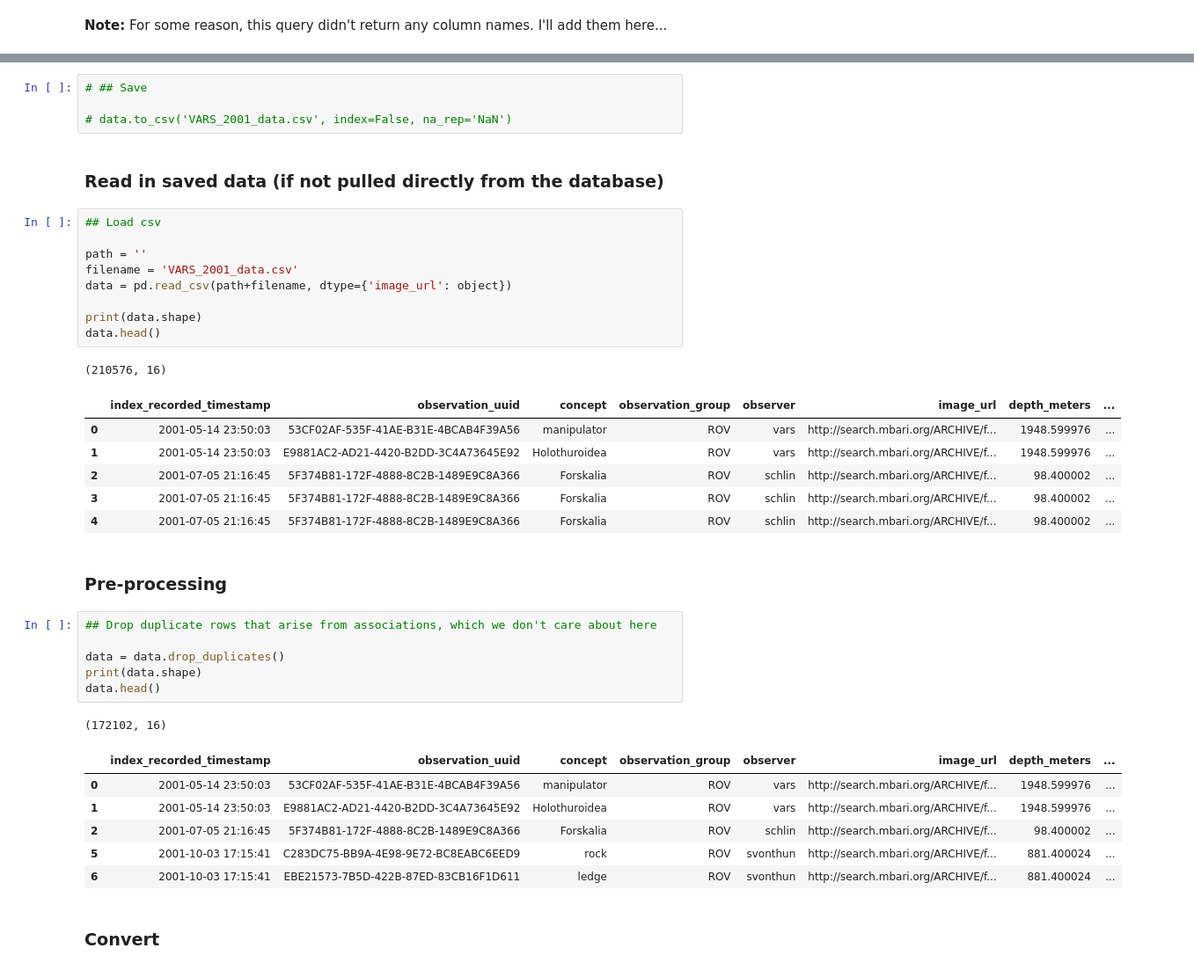
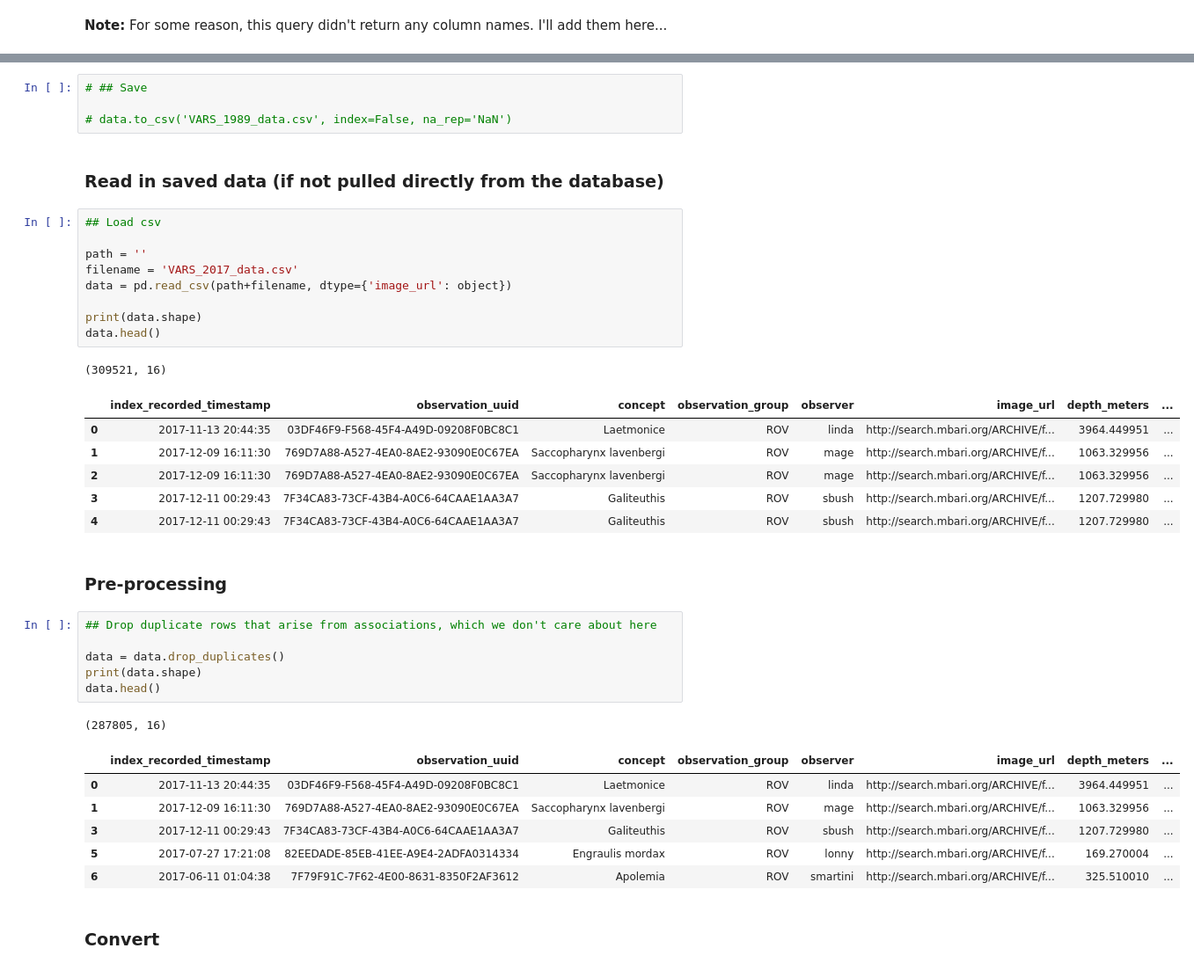
Before and after one commit to CeNCOOS/VARS, a Jupyter notebook: VARS_2001_conversion.ipynb, the cells around one changed output, grey strips where cells are left out. Shown: that part at 88% size. Saved outputs shown, nothing was run; the diff lists cells and outputs as text.

```diff
--- a/VARS_2001_conversion.ipynb
+++ b/VARS_2001_conversion.ipynb
@@ -178,26 +195,26 @@ https://stackoverflow.com/questions/42002931/regex-extract-string-between-single
 # %%
 # ## Save
 
-# data.to_csv('VARS_2001_data.csv', index=False, na_rep='NaN')
+# data.to_csv('VARS_1989_data.csv', index=False, na_rep='NaN')
 # %% [markdown]
 ### Read in saved data (if not pulled directly from the database)
 # %%
 ## Load csv
 
 path = ''
-filename = 'VARS_2001_data.csv'
+filename = 'VARS_2017_data.csv'
 data = pd.read_csv(path+filename, dtype={'image_url': object})
 
 print(data.shape)
 data.head()
 # %% [output]
-(210576, 16)
+(309521, 16)
 |  | index_recorded_timestamp | observation_uuid | concept | observation_group | observer | image_url | depth_meters | ... |
-| 0 | 2001-05-14 23:50:03 | 53CF02AF-535F-41AE-B31E-4BCAB4F39A56 | manipulator | ROV | vars | http://search.mbari.org/ARCHIVE/f... | 1948.599976 | ... |
-| 1 | 2001-05-14 23:50:03 | E9881AC2-AD21-4420-B2DD-3C4A73645E92 | Holothuroidea | ROV | vars | http://search.mbari.org/ARCHIVE/f... | 1948.599976 | ... |
-| 2 | 2001-07-05 21:16:45 | 5F374B81-172F-4888-8C2B-1489E9C8A366 | Forskalia | ROV | schlin | http://search.mbari.org/ARCHIVE/f... | 98.400002 | ... |
-| 3 | 2001-07-05 21:16:45 | 5F374B81-172F-4888-8C2B-1489E9C8A366 | Forskalia | ROV | schlin | http://search.mbari.org/ARCHIVE/f... | 98.400002 | ... |
-| 4 | 2001-07-05 21:16:45 | 5F374B81-172F-4888-8C2B-1489E9C8A366 | Forskalia | ROV | schlin | http://search.mbari.org/ARCHIVE/f... | 98.400002 | ... |
+| 0 | 2017-11-13 20:44:35 | 03DF46F9-F568-45F4-A49D-09208F0BC8C1 | Laetmonice | ROV | linda | http://search.mbari.org/ARCHIVE/f... | 3964.449951 | ... |
+| 1 | 2017-12-09 16:11:30 | 769D7A88-A527-4EA0-8AE2-93090E0C67EA | Saccopharynx lavenbergi | ROV | mage | http://search.mbari.org/ARCHIVE/f... | 1063.329956 | ... |
+| 2 | 2017-12-09 16:11:30 | 769D7A88-A527-4EA0-8AE2-93090E0C67EA | Saccopharynx lavenbergi | ROV | mage | http://search.mbari.org/ARCHIVE/f... | 1063.329956 | ... |
+| 3 | 2017-12-11 00:29:43 | 7F34CA83-73CF-43B4-A0C6-64CAAE1AA3A7 | Galiteuthis | ROV | sbush | http://search.mbari.org/ARCHIVE/f... | 1207.729980 | ... |
+| 4 | 2017-12-11 00:29:43 | 7F34CA83-73CF-43B4-A0C6-64CAAE1AA3A7 | Galiteuthis | ROV | sbush | http://search.mbari.org/ARCHIVE/f... | 1207.729980 | ... |
 # %% [markdown]
 ### Pre-processing
 # %%
@@ -207,13 +224,13 @@ data = data.drop_duplicates()
 print(data.shape)
 data.head()
 # %% [output]
-(172102, 16)
+(287805, 16)
 |  | index_recorded_timestamp | observation_uuid | concept | observation_group | observer | image_url | depth_meters | ... |
-| 0 | 2001-05-14 23:50:03 | 53CF02AF-535F-41AE-B31E-4BCAB4F39A56 | manipulator | ROV | vars | http://search.mbari.org/ARCHIVE/f... | 1948.599976 | ... |
-| 1 | 2001-05-14 23:50:03 | E9881AC2-AD21-4420-B2DD-3C4A73645E92 | Holothuroidea | ROV | vars | http://search.mbari.org/ARCHIVE/f... | 1948.599976 | ... |
-| 2 | 2001-07-05 21:16:45 | 5F374B81-172F-4888-8C2B-1489E9C8A366 | Forskalia | ROV | schlin | http://search.mbari.org/ARCHIVE/f... | 98.400002 | ... |
-| 5 | 2001-10-03 17:15:41 | C283DC75-BB9A-4E98-9E72-BC8EABC6EED9 | rock | ROV | svonthun | http://search.mbari.org/ARCHIVE/f... | 881.400024 | ... |
-| 6 | 2001-10-03 17:15:41 | EBE21573-7B5D-422B-87ED-83CB16F1D611 | ledge | ROV | svonthun | http://search.mbari.org/ARCHIVE/f... | 881.400024 | ... |
+| 0 | 2017-11-13 20:44:35 | 03DF46F9-F568-45F4-A49D-09208F0BC8C1 | Laetmonice | ROV | linda | http://search.mbari.org/ARCHIVE/f... | 3964.449951 | ... |
+| 1 | 2017-12-09 16:11:30 | 769D7A88-A527-4EA0-8AE2-93090E0C67EA | Saccopharynx lavenbergi | ROV | mage | http://search.mbari.org/ARCHIVE/f... | 1063.329956 | ... |
+| 3 | 2017-12-11 00:29:43 | 7F34CA83-73CF-43B4-A0C6-64CAAE1AA3A7 | Galiteuthis | ROV | sbush | http://search.mbari.org/ARCHIVE/f... | 1207.729980 | ... |
+| 5 | 2017-07-27 17:21:08 | 82EEDADE-85EB-41EE-A9E4-2ADFA0314334 | Engraulis mordax | ROV | lonny | http://search.mbari.org/ARCHIVE/f... | 169.270004 | ... |
+| 6 | 2017-06-11 01:04:38 | 7F79F91C-7F62-4E00-8631-8350F2AF3612 | Apolemia | ROV | smartini | http://search.mbari.org/ARCHIVE/f... | 325.510010 | ... |
 # %% [markdown]
 ### Convert
 # %%
```
Also changed, not shown: parts of 26 cells of this notebook.
